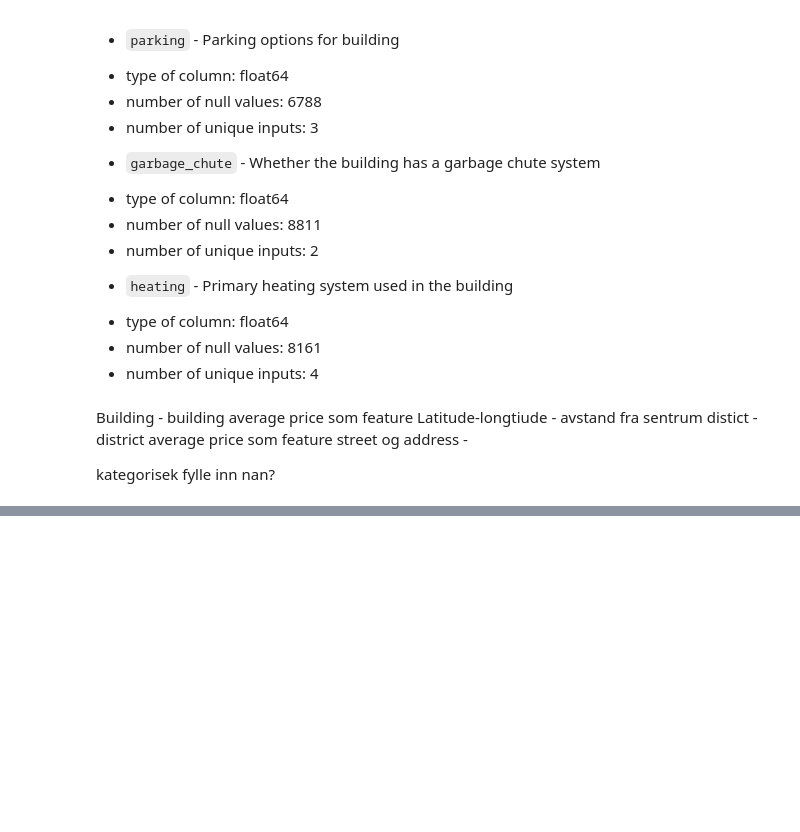
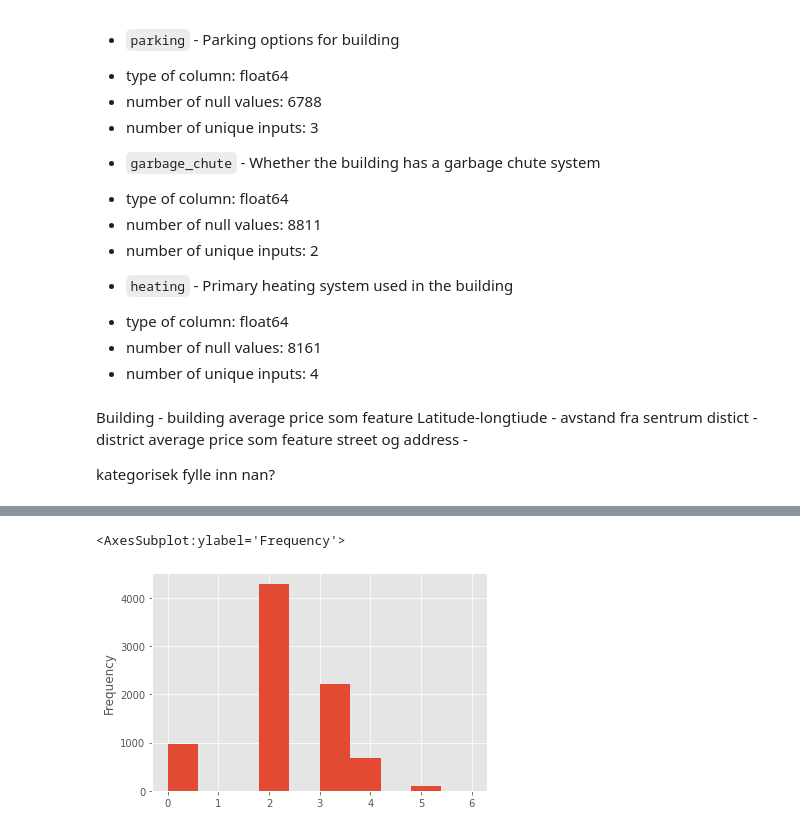
Before and after one commit to kjappvaffel/moscow_housing, a Jupyter notebook: EDA_DataCleaning_FeatureEngineering/EDA.ipynb, the cells around one changed output, grey strips where cells are left out. Drawn from its saved outputs; the diff is of its cells as text; code cells hidden in the pictures; blank space fills up the shorter version.

```diff
--- a/EDA_DataCleaning_FeatureEngineering/EDA.ipynb
+++ b/EDA_DataCleaning_FeatureEngineering/EDA.ipynb
@@ -256,0 +281,7 @@ corr_2.style.background_gradient(cmap='coolwarm')
+# %%
+data_test.material.plot.hist(bins=10)
+
+#mye mindre bygninger i data test, men lik fordeling.
+# %% [output]
+<AxesSubplot:ylabel='Frequency'>
+[figure, added]
```
Also changed, not shown: parts of 10 cells of this notebook, 1 other file.
